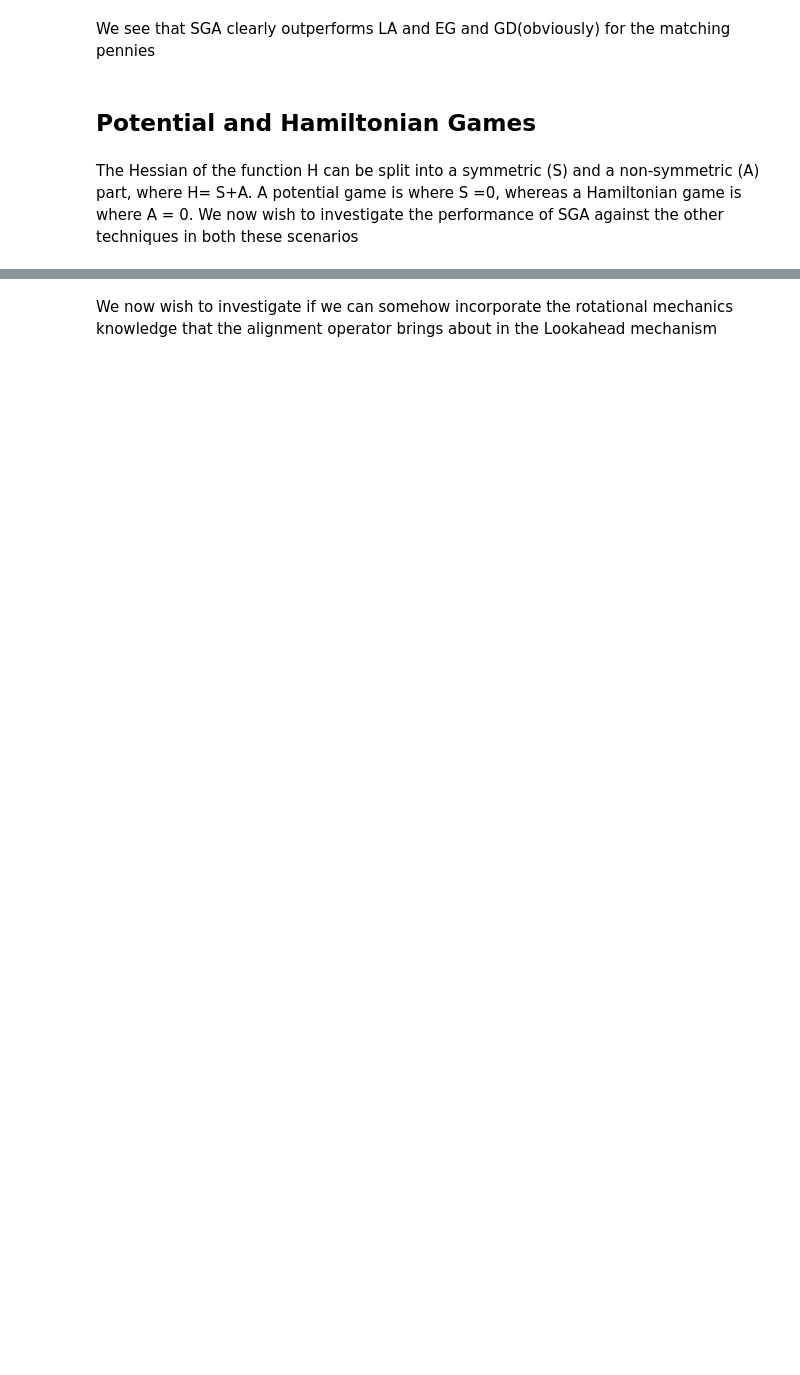
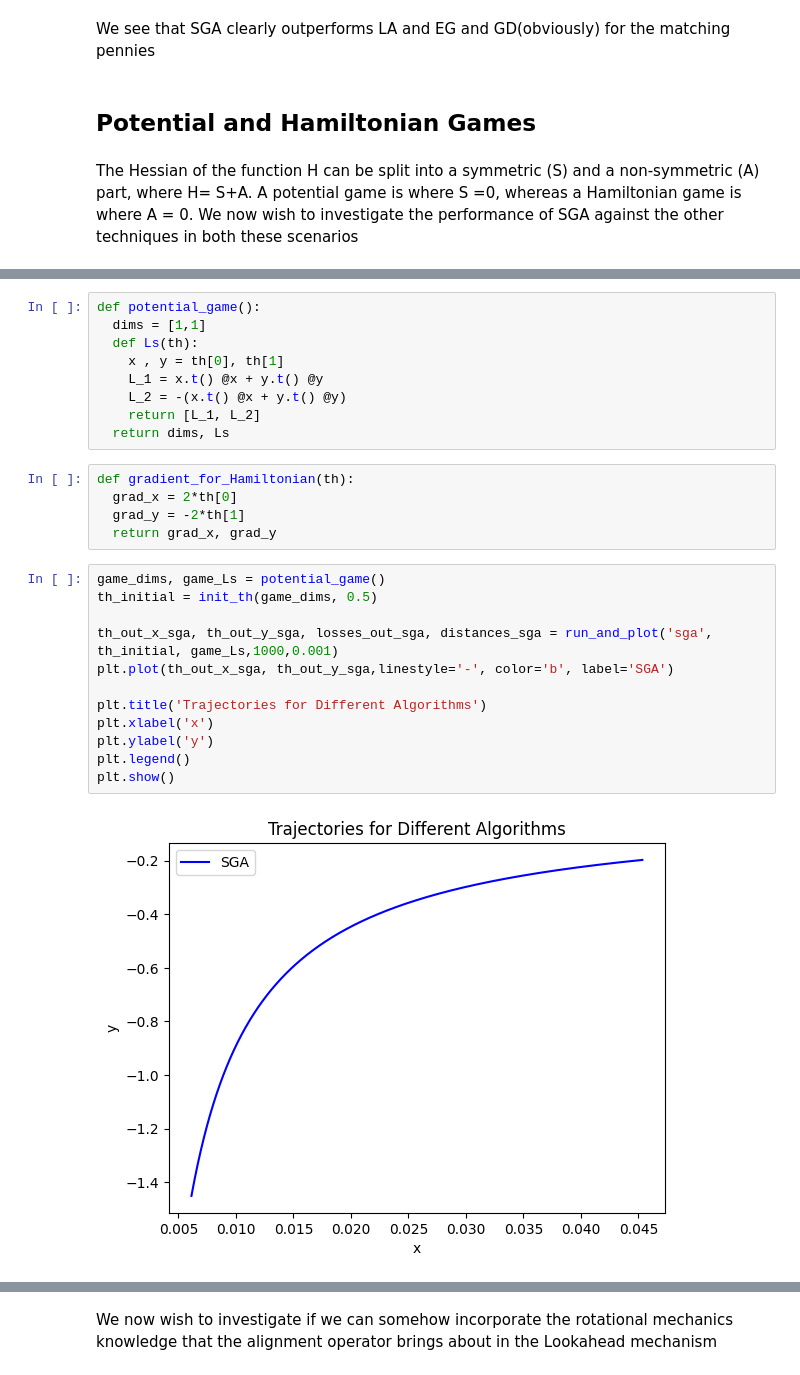
Before and after one commit to aniketSanyal/GamesInMLProject, a Jupyter notebook: Symplectic_Gradient_Adjustment_with_Lookahead.ipynb, the cells around one changed output, grey strips where cells are left out. Cells and saved outputs as stored; diff of their text form; blank space fills up the shorter version.

```diff
--- a/Symplectic_Gradient_Adjustment_with_Lookahead.ipynb
+++ b/Symplectic_Gradient_Adjustment_with_Lookahead.ipynb
@@ -203,0 +307,28 @@ The Hessian of the function H can be split into a symmetric (S) and a non-symmet
+# %%
+def potential_game():
+  dims = [1,1]
+  def Ls(th):
+    x , y = th[0], th[1]
+    L_1 = x.t() @x + y.t() @y
+    L_2 = -(x.t() @x + y.t() @y)
+    return [L_1, L_2]
+  return dims, Ls
+# %%
+def gradient_for_Hamiltonian(th):
+  grad_x = 2*th[0]
+  grad_y = -2*th[1]
+  return grad_x, grad_y
+# %%
+game_dims, game_Ls = potential_game()
+th_initial = init_th(game_dims, 0.5)
+
+th_out_x_sga, th_out_y_sga, losses_out_sga, distances_sga = run_and_plot('sga', th_initial, game_Ls,1000,0.001)
+plt.plot(th_out_x_sga, th_out_y_sga,linestyle='-', color='b', label='SGA')
+
+plt.title('Trajectories for Different Algorithms')
+plt.xlabel('x')
+plt.ylabel('y')
+plt.legend()
+plt.show()
+# %% [output]
+[figure, added]
```
Also changed, not shown: parts of 18 cells of this notebook.
